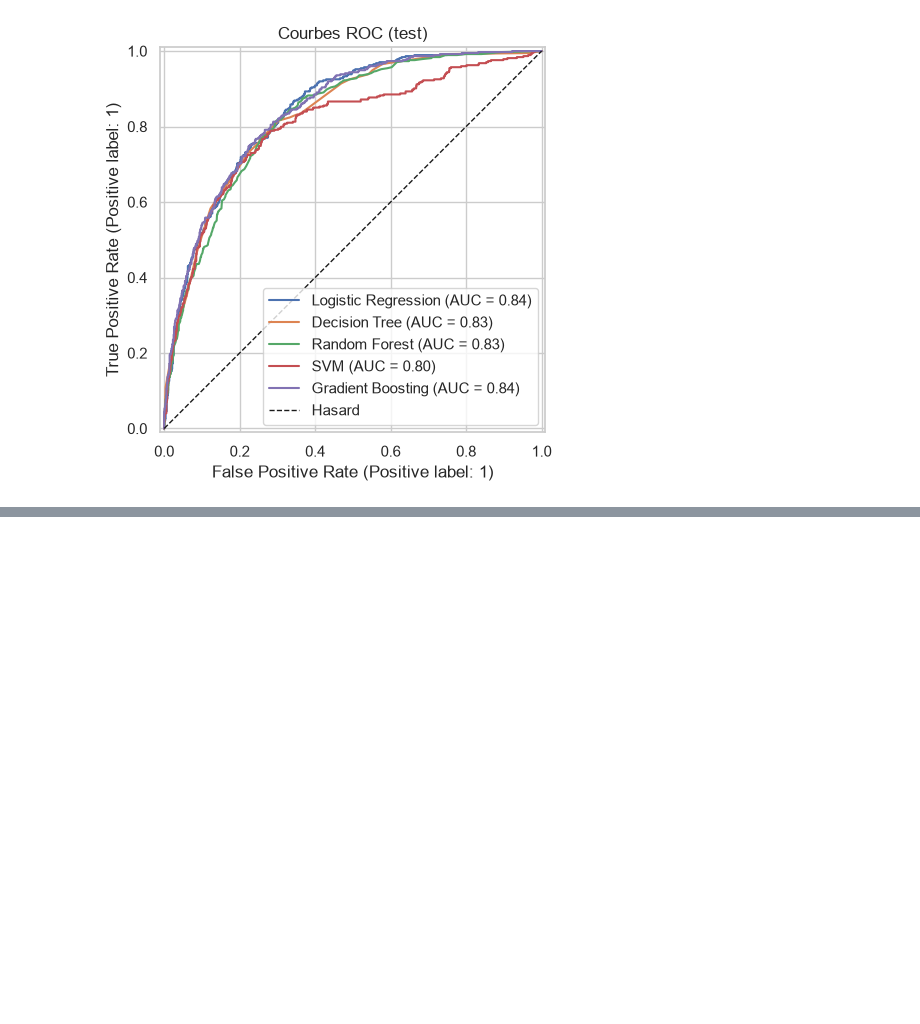
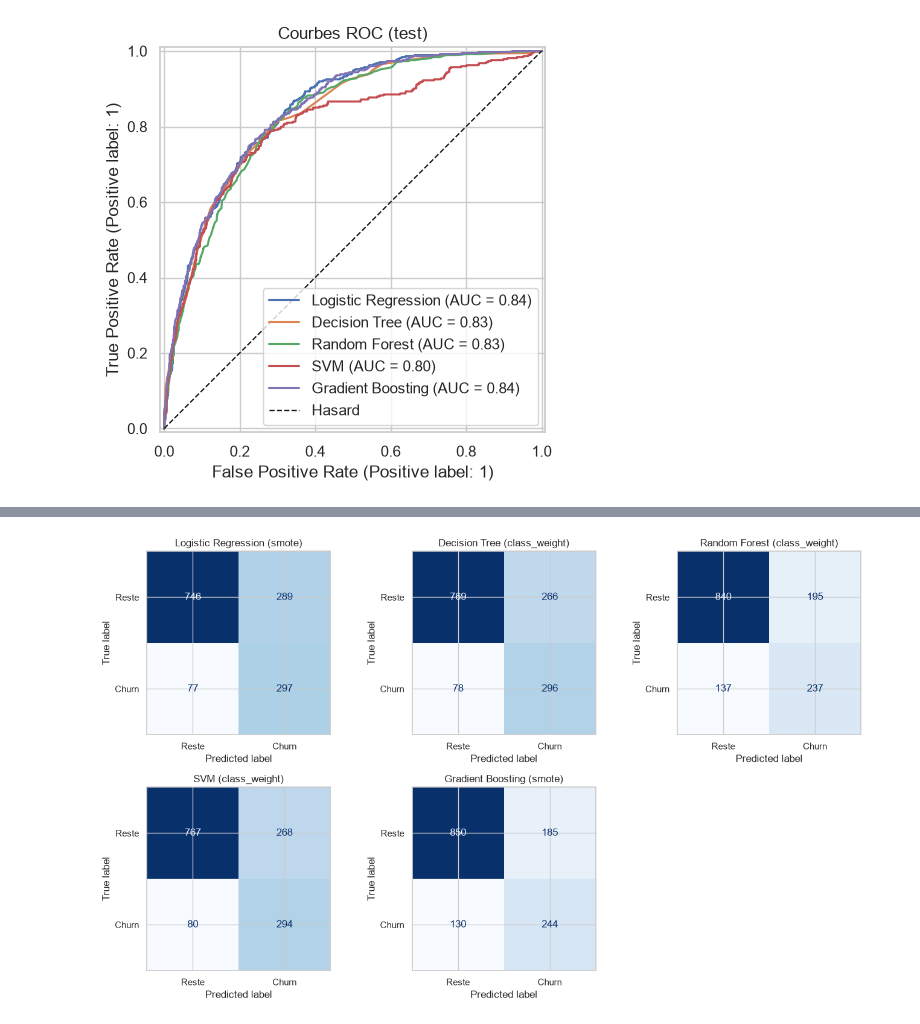
Before and after one commit to mohamed-elhamdaoui/Telecom-Churn-ML, a Jupyter notebook: notebooks/03_classification_5_modeles.ipynb, the cells around one changed output, grey strips where cells are left out. Cells and saved outputs as stored; diff of their text form; code cells hidden in the pictures; blank space fills up the shorter version.

```diff
--- a/notebooks/03_classification_5_modeles.ipynb
+++ b/notebooks/03_classification_5_modeles.ipynb
@@ -125,0 +140,5 @@ plot_roc(fitted, X_test, y_test)
+# %%
+n, n_pos = len(y_train), int(y_train.sum())
+n_neg = n - n_pos
+w_pos, w_neg = n / (2 * n_pos), n / (2 * n_neg)
+print(f"poids churn = {w_pos:.2f} | poids reste = {w_neg:.2f} | une erreur 'churn' coûte {w_pos / w_neg:.1f}x plus")
@@ -125,0 +324,13 @@ plot_roc(fitted, X_test, y_test)
+# %%
+best_strategy = (all_cv.loc[all_cv.groupby("model")["f1"].idxmax()]
+                 .set_index("model")["strategy"].to_dict())
+print("Stratégie retenue par modèle :", best_strategy)
+
+fitted_best = {f"{n} ({best_strategy[n]})": build_pipeline(n, best_strategy[n]).fit(X_train, y_train)
+               for n in MODEL_NAMES}
+
+rows = {}
+for n in MODEL_NAMES:
+    rows[(n, "none")] = test_metrics(fitted[n], X_test, y_test)
+    rows[(n, best_strategy[n])] = test_metrics(fitted_best[f"{n} ({best_strategy[n]})"], X_test, y_test)
+pd.DataFrame(rows).T[["precision", "recall", "f1", "roc_auc"]].round(3)
@@ -125,0 +350,4 @@ plot_roc(fitted, X_test, y_test)
+# %%
+plot_confusions(fitted_best, X_test, y_test, ncols=3)
+# %% [output]
+[figure, added]
```
Also changed, not shown: parts of 30 cells of this notebook.
